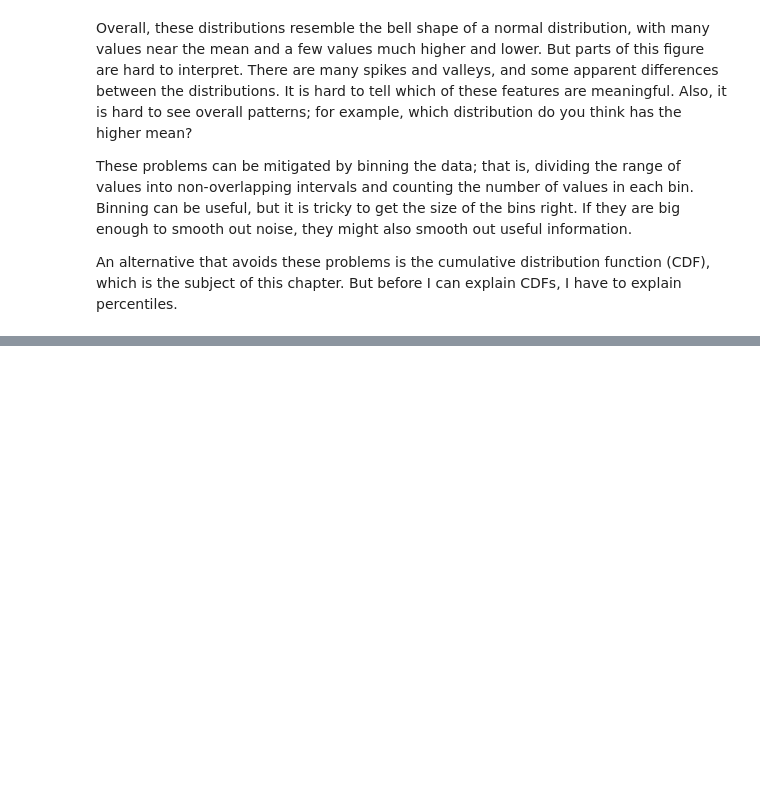
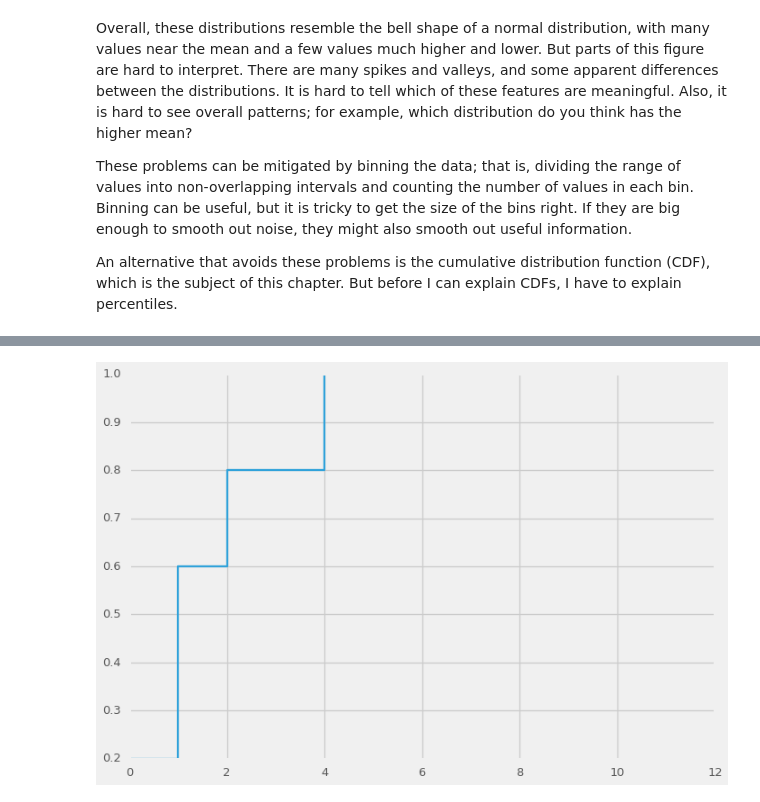
Before and after one commit to doolingdavid/ThinkStats2, a Jupyter notebook: code/thoroughnotes.ipynb, the cells around one changed output, grey strips where cells are left out. Cells and saved outputs as stored; diff of their text form; code cells hidden in the pictures; blank space fills up the shorter version.

```diff
--- a/code/thoroughnotes.ipynb
+++ b/code/thoroughnotes.ipynb
@@ -2020,0 +2039,5 @@ An alternative that avoids these problems is the cumulative distribution functio
+# %%
+fakedata = [1,2,2,3,5]
+fakedataseries = pd.Series(fakedata)
+fakedatacdf = fakedataseries.value_counts(normalize=True).sort_index().cumsum()
+fakedatacdf =
@@ -2020,0 +2050,2 @@ An alternative that avoids these problems is the cumulative distribution functio
+# %%
+bigfakedatacdf = fakedatacdf.reindex(range(0,13))
@@ -2020,0 +2069,4 @@ An alternative that avoids these problems is the cumulative distribution functio
+# %%
+bigfakedatacdf.fillna(method='ffill').plot(drawstyle='steps');
+# %% [output]
+[figure, added]
```
Also changed, not shown: parts of 9 cells of this notebook.
